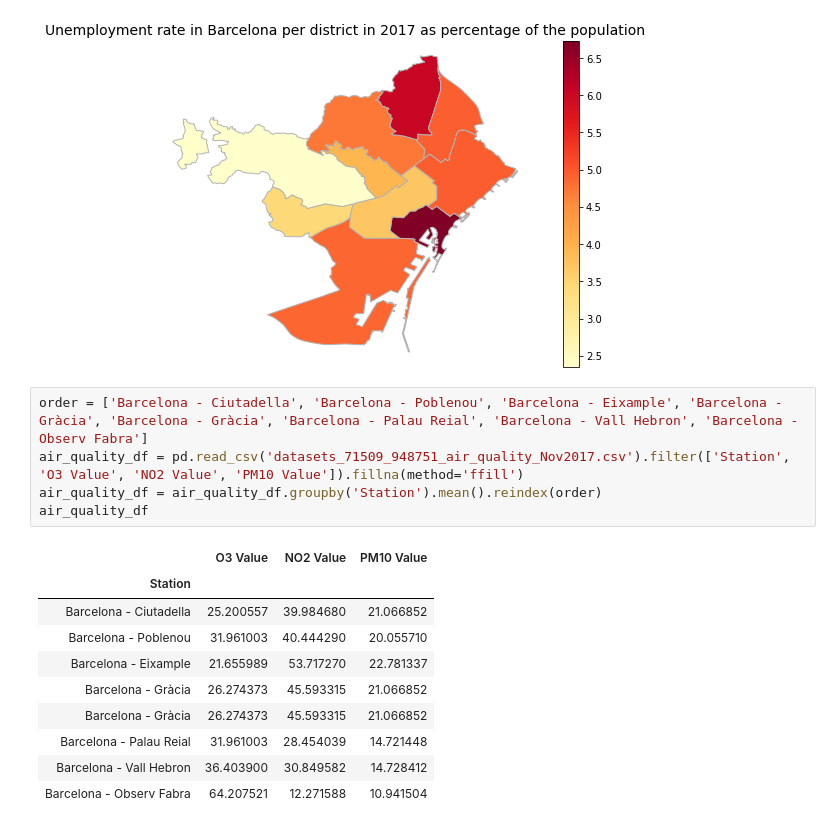
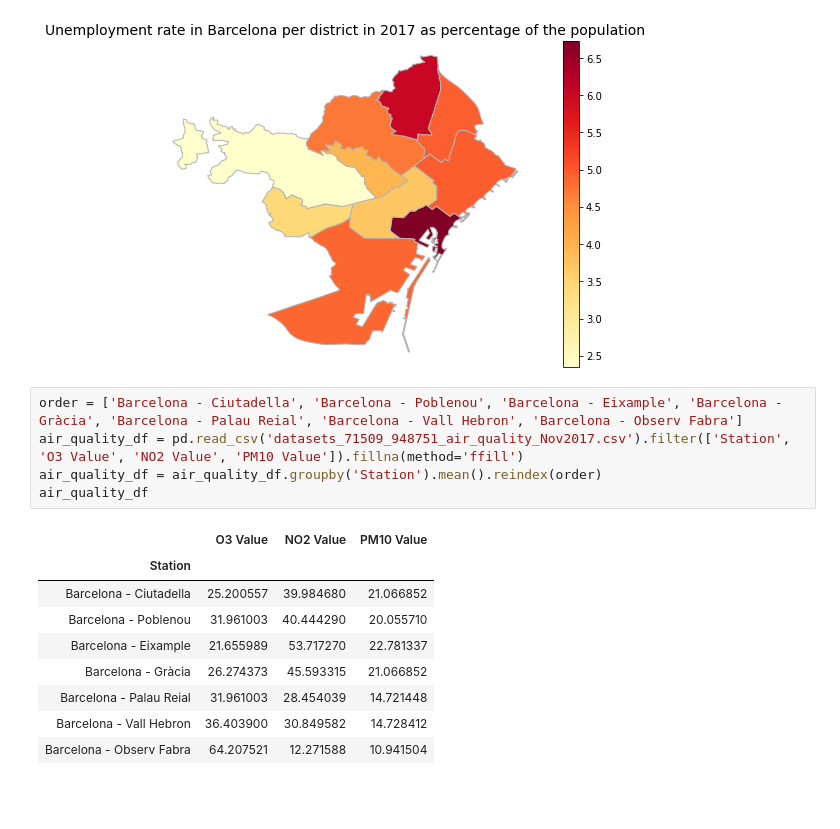
Before and after one commit to sanderoud/Data-Stories, a Jupyter notebook: map.ipynb, the cells around one changed output. Saved outputs shown, nothing was run; the diff lists cells and outputs as text; blank space fills up the shorter version.

Commit message:
order to sea

```diff
--- a/map.ipynb
+++ b/map.ipynb
@@ -77,18 +77,17 @@ ax.set_title('Unemployment rate in Barcelona per district in 2017 as percentage
 Text(0.5, 1.0, 'Unemployment rate in Barcelona per district in 2017 as percentage of the population')
 [figure]
 # %%
-order = ['Barcelona - Ciutadella', 'Barcelona - Poblenou', 'Barcelona - Eixample', 'Barcelona - Gràcia', 'Barcelona - Gràcia', 'Barcelona - Palau Reial', 'Barcelona - Vall Hebron', 'Barcelona - Observ Fabra']
+order = ['Barcelona - Ciutadella', 'Barcelona - Poblenou', 'Barcelona - Eixample', 'Barcelona - Gràcia', 'Barcelona - Palau Reial', 'Barcelona - Vall Hebron', 'Barcelona - Observ Fabra']
 air_quality_df = pd.read_csv('datasets_71509_948751_air_quality_Nov2017.csv').filter(['Station', 'O3 Value', 'NO2 Value', 'PM10 Value']).fillna(method='ffill')
 air_quality_df = air_quality_df.groupby('Station').mean().reindex(order)
 air_quality_df
 # %% [output]
 |  | O3 Value | NO2 Value | PM10 Value |
 | Station |  |  |  |
 | Barcelona - Ciutadella | 25.200557 | 39.984680 | 21.066852 |
 | Barcelona - Poblenou | 31.961003 | 40.444290 | 20.055710 |
 | Barcelona - Eixample | 21.655989 | 53.717270 | 22.781337 |
 | Barcelona - Gràcia | 26.274373 | 45.593315 | 21.066852 |
-| Barcelona - Gràcia | 26.274373 | 45.593315 | 21.066852 |
 | Barcelona - Palau Reial | 31.961003 | 28.454039 | 14.721448 |
 | Barcelona - Vall Hebron | 36.403900 | 30.849582 | 14.728412 |
 | Barcelona - Observ Fabra | 64.207521 | 12.271588 | 10.941504 |
```
Also changed, not shown: parts of 1 cell of this notebook.
